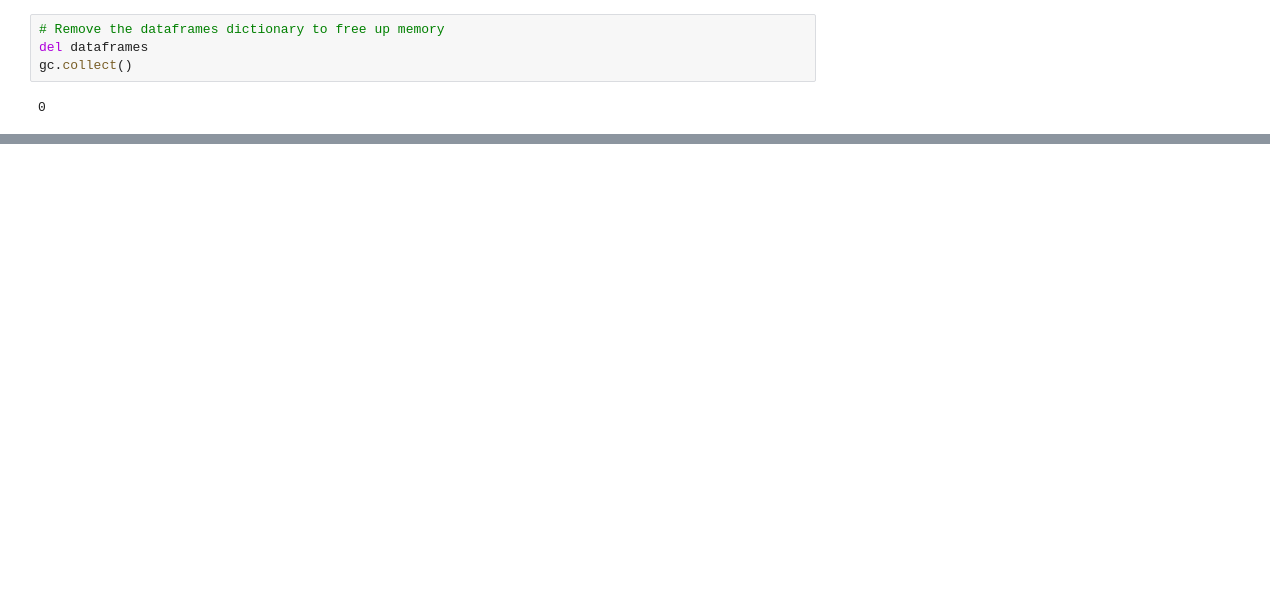
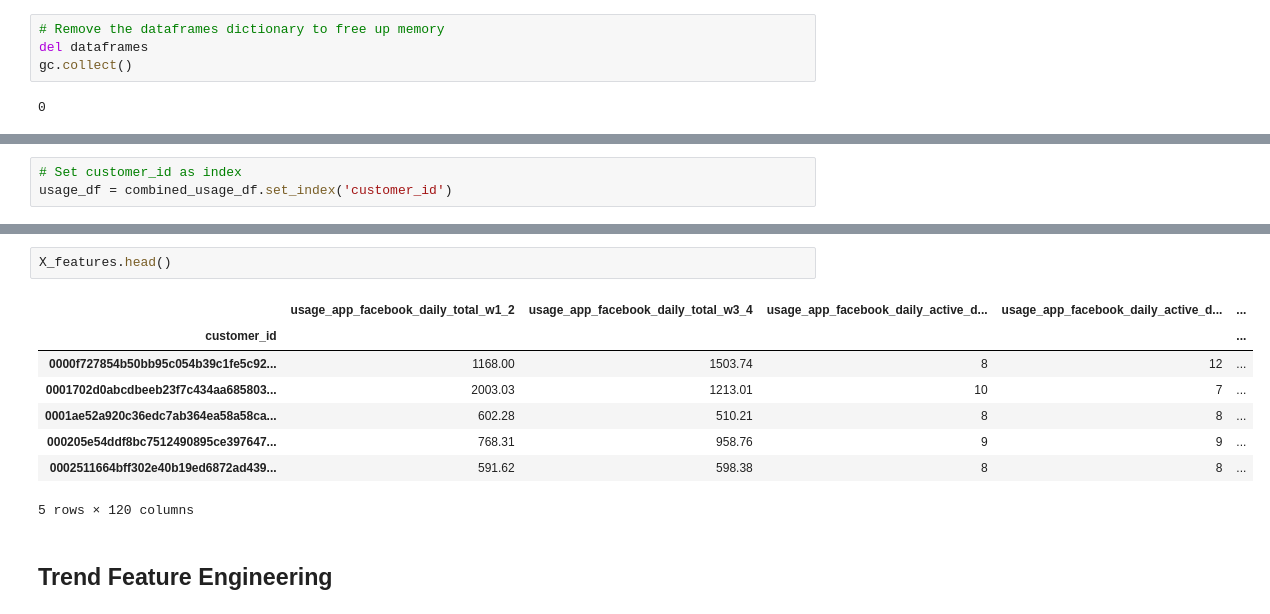
Before and after one commit to tejakusumah-y2008hub/telco-customer-churn-prediction, a Jupyter notebook: notebooks/1.0-yusuftejakusumah-data-preparation.ipynb, the cells around one changed output, grey strips where cells are left out. Cells and saved outputs as stored; diff of their text form; blank space fills up the shorter version.

Commit message:
Update Feature Engineering

```diff
--- a/notebooks/1.0-yusuftejakusumah-data-preparation.ipynb
+++ b/notebooks/1.0-yusuftejakusumah-data-preparation.ipynb
@@ -393,3 +404,6 @@ print("--- Combined Usage DataFrame Saved Successfully ---")
+# %%
+# Set customer_id as index
+usage_df = combined_usage_df.set_index('customer_id')
 # %% [markdown]
 ## --- Project Update 1: Correcting for Data Leakage ---
 
@@ -404,0 +535,13 @@ My initial Logistic Regression model in Notebook 3.0 showed 99% accuracy, 99% pr
+# %%
+X_features.head()
+# %% [output]
+|  | usage_app_facebook_daily_total_w1_2 | usage_app_facebook_daily_total_w3_4 | usage_app_facebook_daily_active_d... | usage_app_facebook_daily_active_d... | ... |
+| customer_id |  |  |  |  | ... |
+| 0000f727854b50bb95c054b39c1fe5c92... | 1168.00 | 1503.74 | 8 | 12 | ... |
+| 0001702d0abcdbeeb23f7c434aa685803... | 2003.03 | 1213.01 | 10 | 7 | ... |
+| 0001ae52a920c36edc7ab364ea58a58ca... | 602.28 | 510.21 | 8 | 8 | ... |
+| 000205e54ddf8bc7512490895ce397647... | 768.31 | 958.76 | 9 | 9 | ... |
+| 0002511664bff302e40b19ed6872ad439... | 591.62 | 598.38 | 8 | 8 | ... |
+5 rows × 120 columns
+# %% [markdown]
+## Trend Feature Engineering
```
Also changed, not shown: parts of 24 cells of this notebook.
